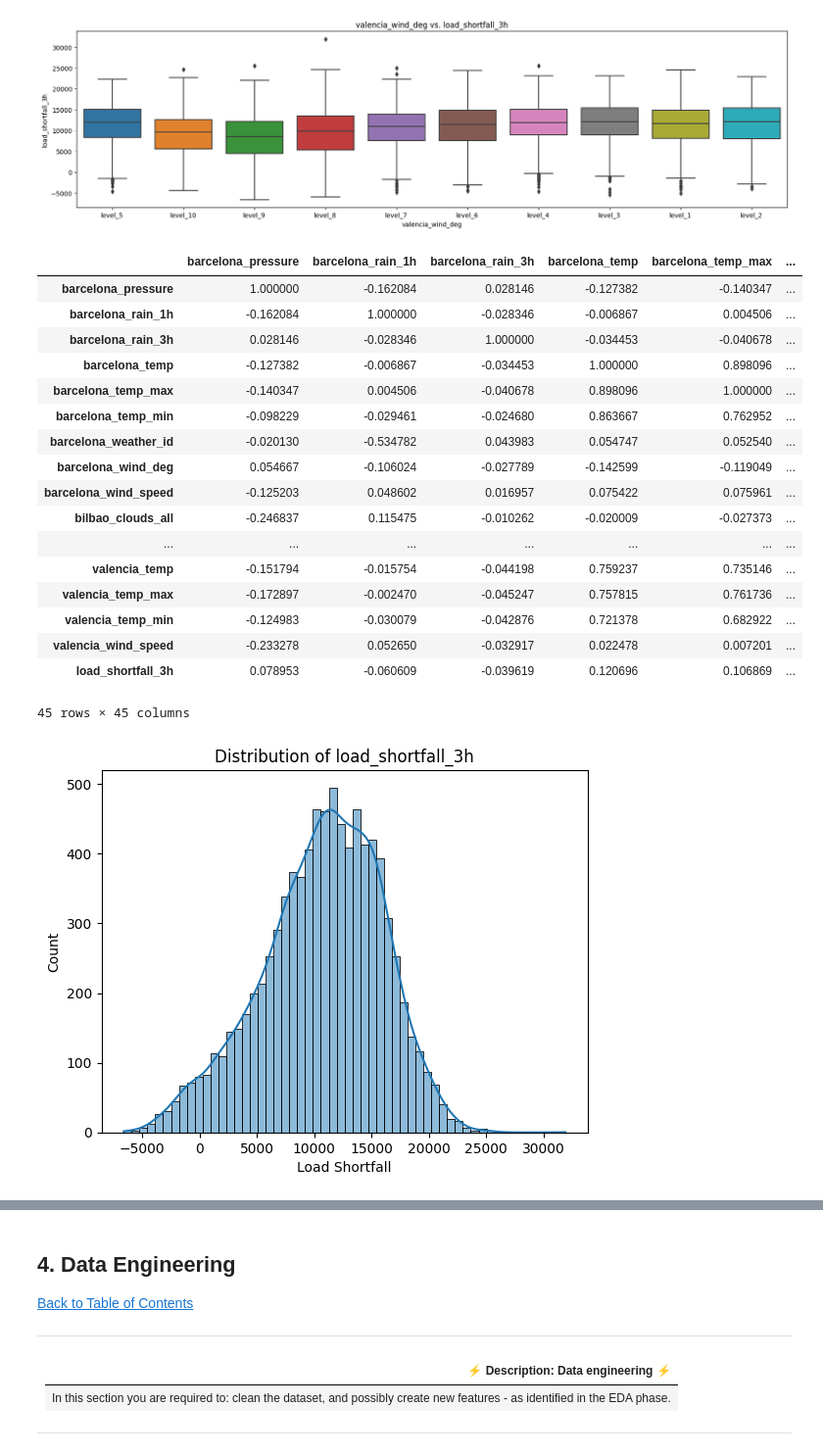
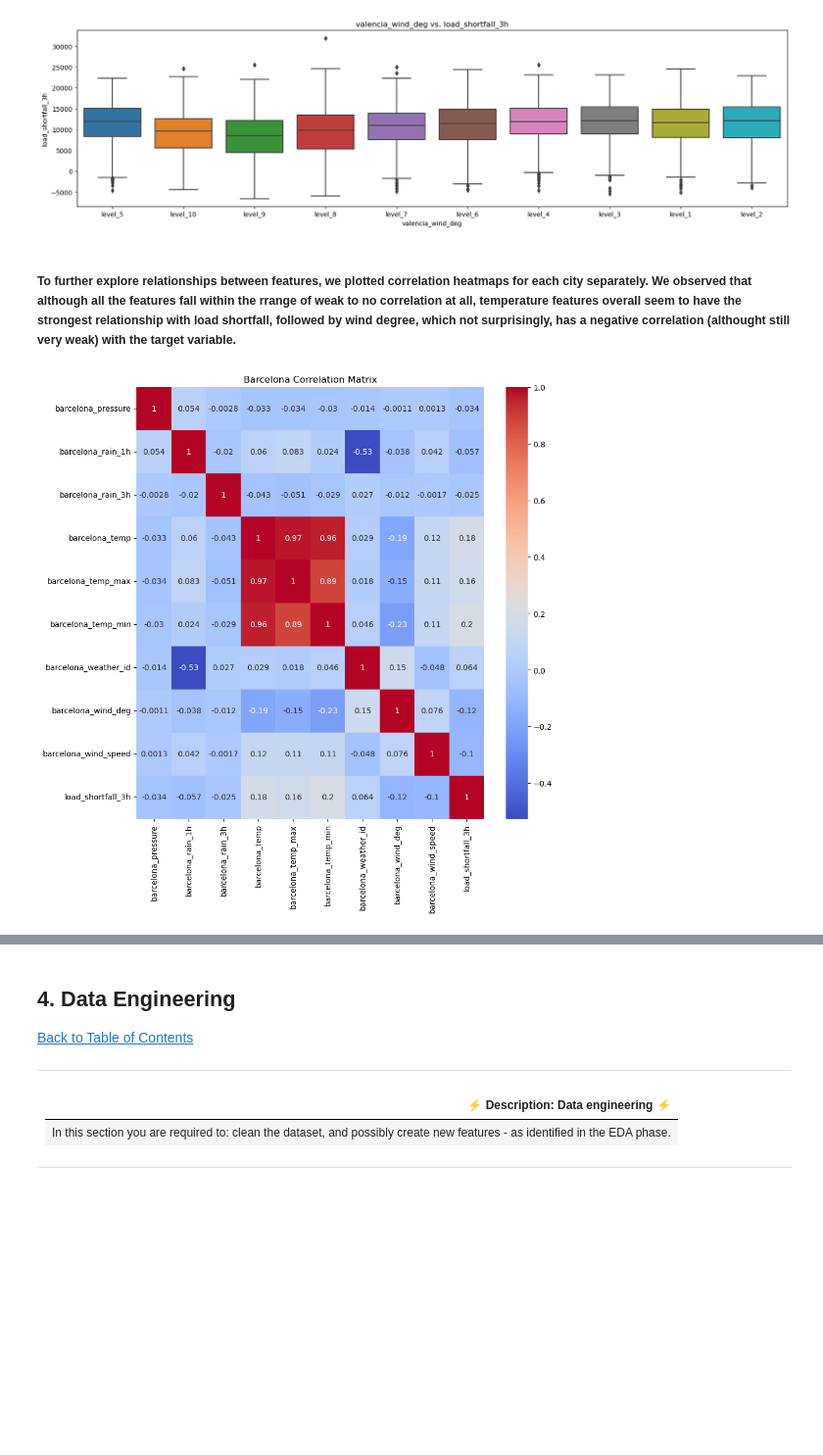
Before and after one commit to xuzmocode4-325/linear-regression-predict, a Jupyter notebook: notebook/starter-notebook.ipynb, the cells around one changed output, grey strips where cells are left out. Shown at 98% size. Cells and saved outputs as stored; diff of their text form; code cells hidden in the pictures; blank space fills up the shorter version.

```diff
--- a/notebook/starter-notebook.ipynb
+++ b/notebook/starter-notebook.ipynb
@@ -286,5 +257,6 @@ def city_df (df, city_name):
                 if city in col:
                     cities[city].append(col)
 
+    cities[city_name].append(target_variable)
 
     return df[cities[city_name]]
@@ -385,34 +375,3 @@ for var in categorical_df.drop("time", axis=1).columns:
 # %% [output]
 [figure]
 [figure]
-# %%
-# evaluate correlation
-df.corr("kendall", min_periods= 1, numeric_only= True)
-# %% [output]
-|  | barcelona_pressure | barcelona_rain_1h | barcelona_rain_3h | barcelona_temp | barcelona_temp_max | ... |
-| barcelona_pressure | 1.000000 | -0.162084 | 0.028146 | -0.127382 | -0.140347 | ... |
-| barcelona_rain_1h | -0.162084 | 1.000000 | -0.028346 | -0.006867 | 0.004506 | ... |
-| barcelona_rain_3h | 0.028146 | -0.028346 | 1.000000 | -0.034453 | -0.040678 | ... |
-| barcelona_temp | -0.127382 | -0.006867 | -0.034453 | 1.000000 | 0.898096 | ... |
-| barcelona_temp_max | -0.140347 | 0.004506 | -0.040678 | 0.898096 | 1.000000 | ... |
-| barcelona_temp_min | -0.098229 | -0.029461 | -0.024680 | 0.863667 | 0.762952 | ... |
-| barcelona_weather_id | -0.020130 | -0.534782 | 0.043983 | 0.054747 | 0.052540 | ... |
-| barcelona_wind_deg | 0.054667 | -0.106024 | -0.027789 | -0.142599 | -0.119049 | ... |
-| barcelona_wind_speed | -0.125203 | 0.048602 | 0.016957 | 0.075422 | 0.075961 | ... |
-| bilbao_clouds_all | -0.246837 | 0.115475 | -0.010262 | -0.020009 | -0.027373 | ... |
-| ... | ... | ... | ... | ... | ... | ... |
-| valencia_temp | -0.151794 | -0.015754 | -0.044198 | 0.759237 | 0.735146 | ... |
-| valencia_temp_max | -0.172897 | -0.002470 | -0.045247 | 0.757815 | 0.761736 | ... |
-| valencia_temp_min | -0.124983 | -0.030079 | -0.042876 | 0.721378 | 0.682922 | ... |
-| valencia_wind_speed | -0.233278 | 0.052650 | -0.032917 | 0.022478 | 0.007201 | ... |
-| load_shortfall_3h | 0.078953 | -0.060609 | -0.039619 | 0.120696 | 0.106869 | ... |
-45 rows × 45 columns
-# %%
-# have a look at feature distributions
-sns.histplot(df['load_shortfall_3h'], kde=True)
-plt.xlabel('Load Shortfall')
-plt.ylabel('Count')
-plt.title('Distribution of load_shortfall_3h')
-plt.show()
-# %% [output]
-[figure, removed]
@@ -424,0 +378,13 @@ plt.show()
+# %% [markdown]
+##### To further explore relationships between features, we plotted correlation heatmaps for each city separately. We observed that although all the features fall within the rrange of weak to no correlation at all, temperature features overall seem to have the strongest relationship with load shortfall, followed by wind degree, which not surprisingly, has a negative correlation (althought still very weak) with the target variable.
+# %%
+# Select variables for correlation matrix
+barca_corr_matrix = barcelona_df.corr(numeric_only=True)
+
+# Plot the correlation matrix as a heatmap
+plt.figure(figsize =(10,10))
+sns.heatmap(barca_corr_matrix, annot=True, cmap='coolwarm', xticklabels=True, yticklabels=True)
+plt.title('Barcelona Correlation Matrix')
+plt.show()
+# %% [output]
+[figure, added]
```
Also changed, not shown: parts of 36 cells of this notebook.
